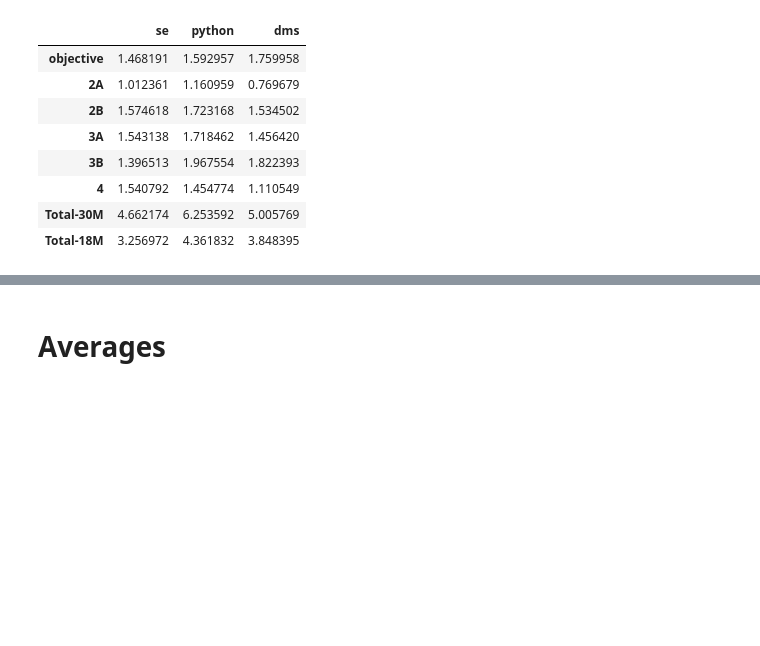
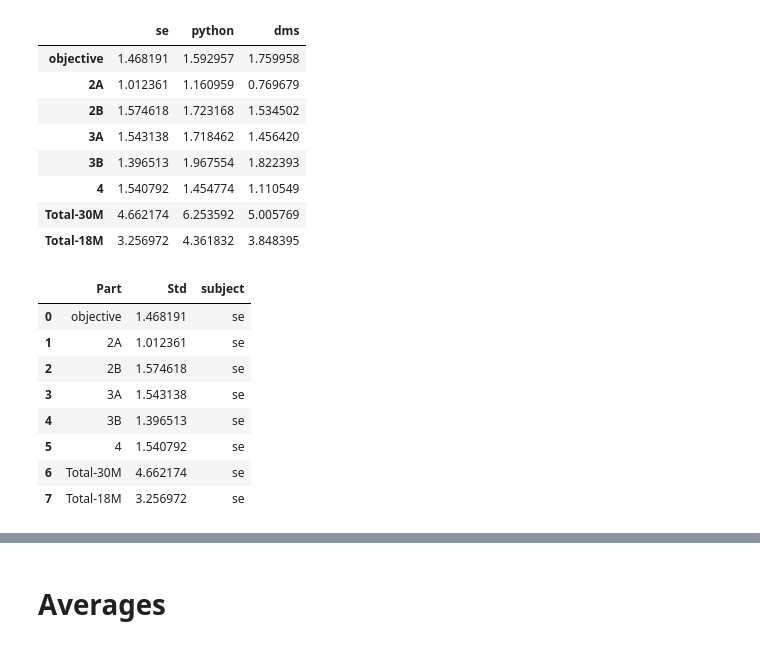
Before and after one commit to sasivatsal7122/Student-Marks-yonolesees-VIIT, a Jupyter notebook: yonolsees-2.ipynb, the cells around one changed output, grey strips where cells are left out. Cells and saved outputs as stored; diff of their text form; code cells hidden in the pictures; blank space fills up the shorter version.

```diff
--- a/yonolsees-2.ipynb
+++ b/yonolsees-2.ipynb
@@ -482,3 +535,21 @@ final_std_df.head(10)
 | 4 | 1.540792 | 1.454774 | 1.110549 |
 | Total-30M | 4.662174 | 6.253592 | 5.005769 |
 | Total-18M | 3.256972 | 4.361832 | 3.848395 |
+# %%
+python_std_df_chart['subject'] = 'python'
+dms_std_df_chart['subject'] = 'dms'
+se_std_df_chart['subject'] = 'se'
+
+python_std_df_chart.head(10)
+dms_std_df_chart.head(10)
+se_std_df_chart.head(10)
+# %% [output]
+|  | Part | Std | subject |
+| 0 | objective | 1.468191 | se |
+| 1 | 2A | 1.012361 | se |
+| 2 | 2B | 1.574618 | se |
+| 3 | 3A | 1.543138 | se |
+| 4 | 3B | 1.396513 | se |
+| 5 | 4 | 1.540792 | se |
+| 6 | Total-30M | 4.662174 | se |
+| 7 | Total-18M | 3.256972 | se |
```
Also changed, not shown: parts of 12 cells of this notebook, 1 other file.
